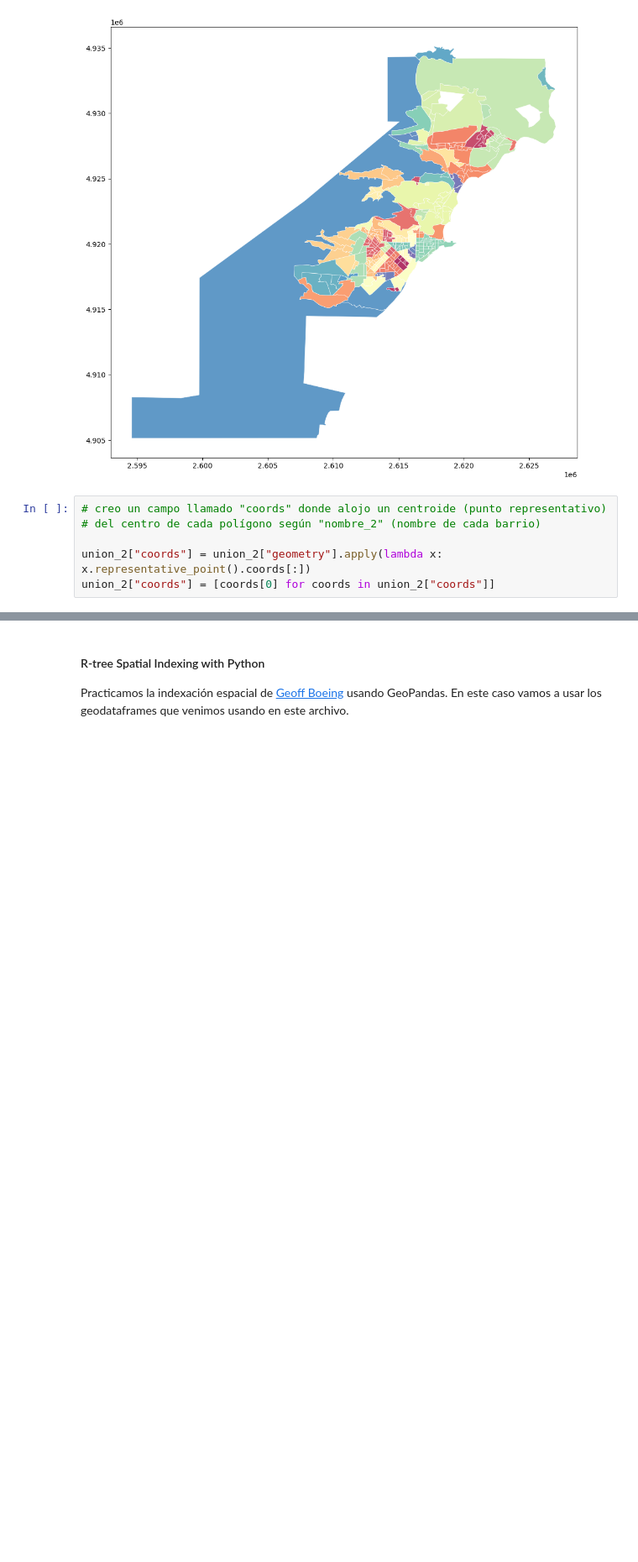
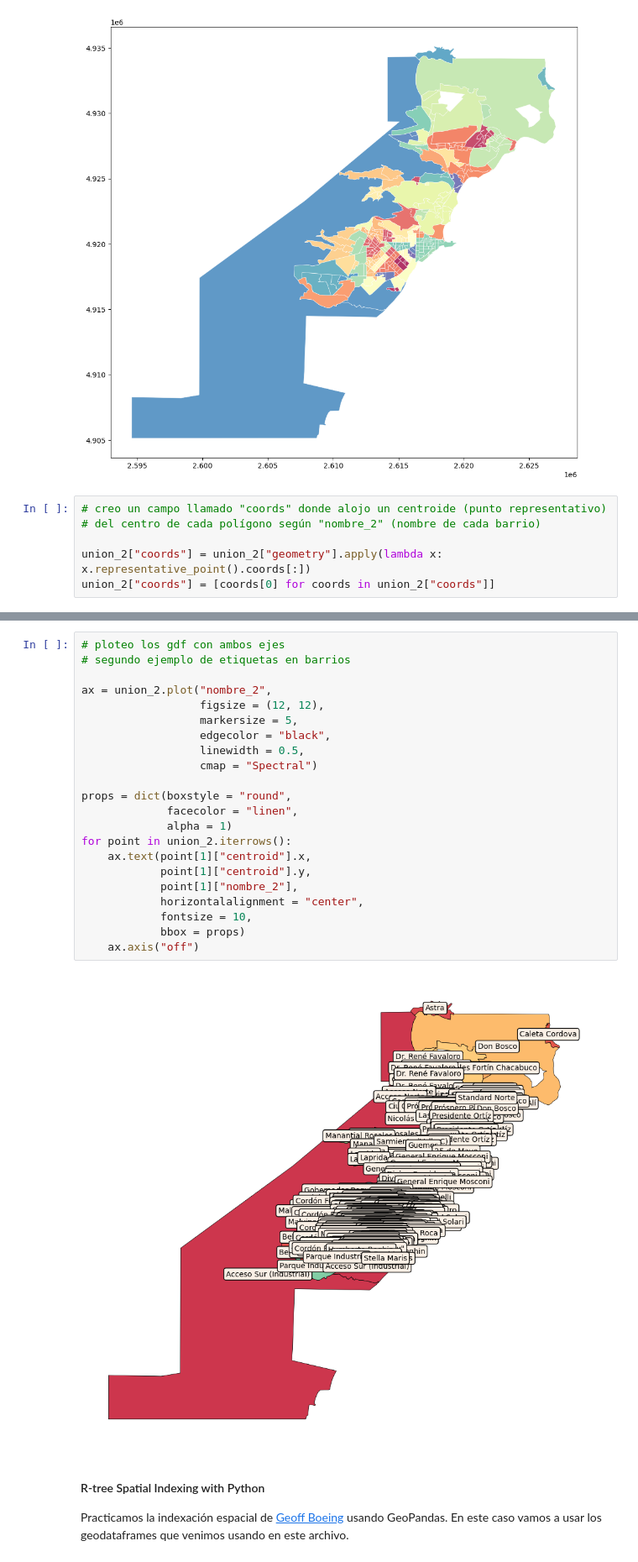
Before and after one commit to agstnrdz/geopandas, a Jupyter notebook: geopandas-intro.ipynb, the cells around one changed output, grey strips where cells are left out. Shown at 84% size. Cells and saved outputs as stored; diff of their text form; blank space fills up the shorter version.

```diff
--- a/geopandas-intro.ipynb
+++ b/geopandas-intro.ipynb
@@ -222,6 +223,30 @@ union_2.apply(lambda x: ax.annotate(text=x['nombre_2'],
 301    Annotation(2.62171e+06, 4.928e+06, 'Standard N...
 Length: 302, dtype: object
 [figure]
+# %%
+# ploteo los gdf con ambos ejes
+# segundo ejemplo de etiquetas en barrios
+
+ax = union_2.plot("nombre_2",
+                  figsize = (12, 12),
+                  markersize = 5,
+                  edgecolor = "black",
+                  linewidth = 0.5,
+                  cmap = "Spectral")
+
+props = dict(boxstyle = "round",
+             facecolor = "linen",
+             alpha = 1)
+for point in union_2.iterrows():
+    ax.text(point[1]["centroid"].x,
+            point[1]["centroid"].y,
+            point[1]["nombre_2"],
+            horizontalalignment = "center",
+            fontsize = 10,
+            bbox = props)
+    ax.axis("off")
+# %% [output]
+[figure, added]
 # %% [markdown]
 #### R-tree Spatial Indexing with Python
 
```
Also changed, not shown: parts of 2 cells of this notebook, 2 other files.
